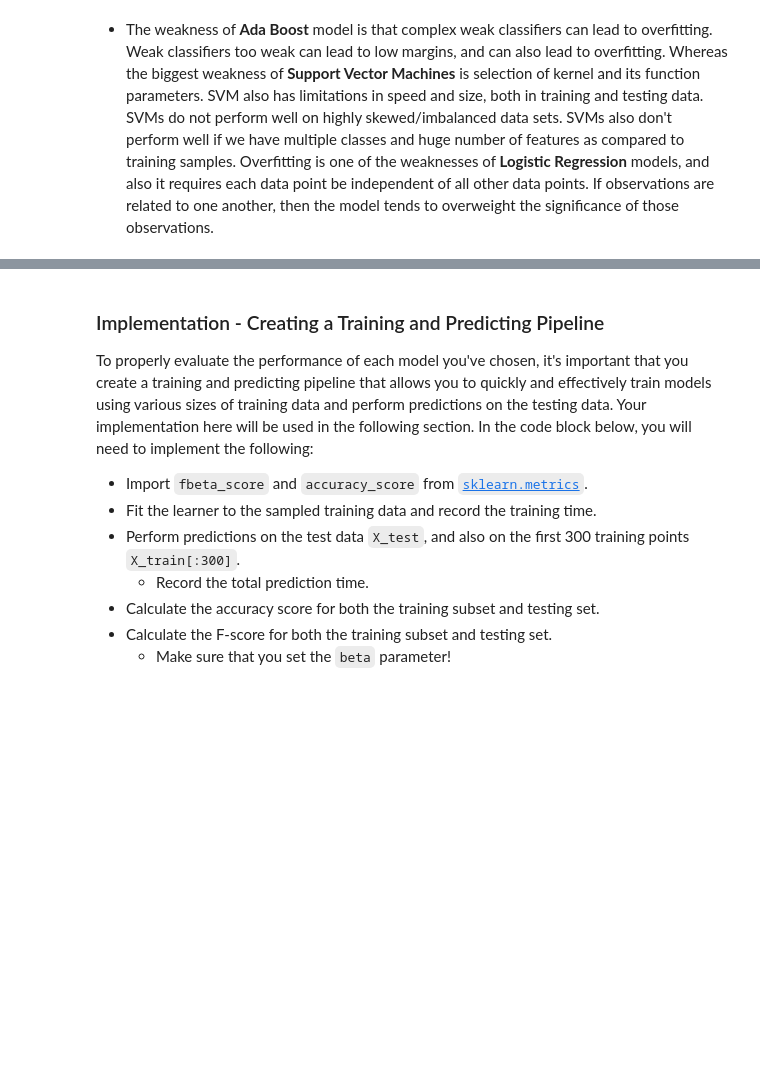
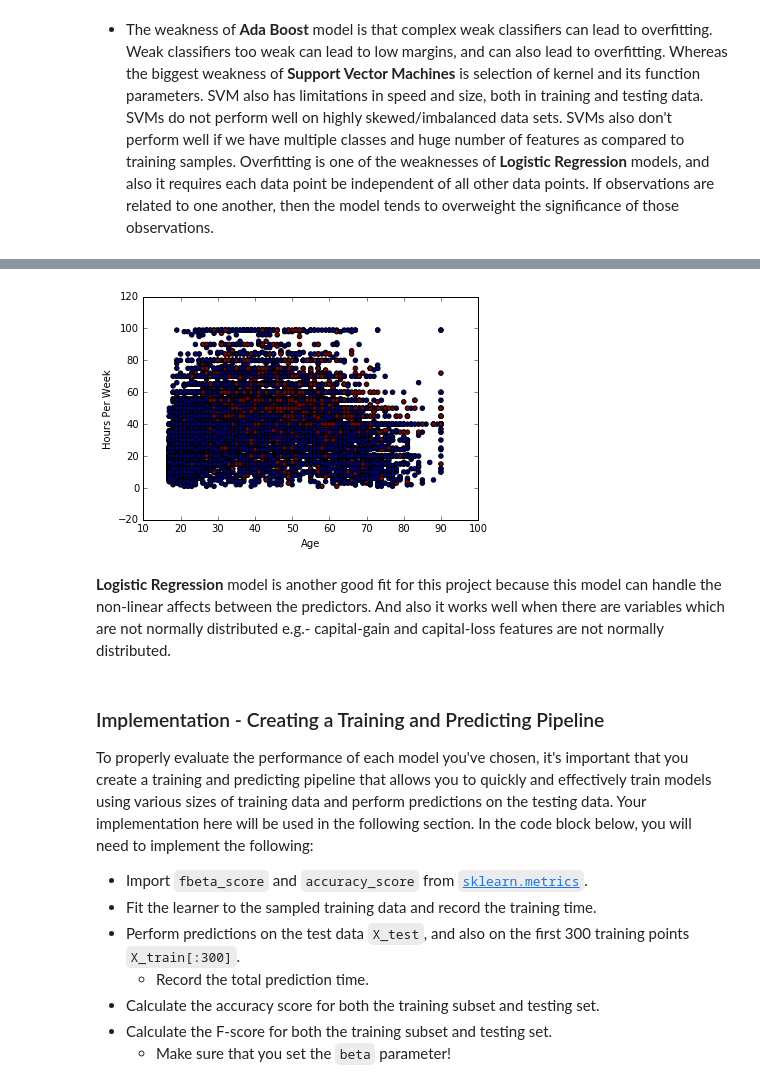
Before and after one commit to bhaskarjitsarmah/finding_donors, a Jupyter notebook: finding_donors.ipynb, the cells around one changed output, grey strips where cells are left out. Saved outputs shown, nothing was run; the diff lists cells and outputs as text; code cells hidden in the pictures; blank space fills up the shorter version.

```diff
--- a/finding_donors.ipynb
+++ b/finding_donors.ipynb
@@ -228,3 +233,14 @@ The three learning models that are appropriate for this problem are - Ada Boosti
+# %%
+# Code to show non-linear separability of data
+colors = income
+plt.scatter(x=data['age'], y=data['hours-per-week'], c=colors)
+plt.xlabel("Age")
+plt.ylabel("Hours Per Week")
+plt.show()
+# %% [output]
+[figure, added]
+# %% [markdown]
+**Logistic Regression** model is another good fit for this project because this model can handle the non-linear affects between the predictors. And also it works well when there are variables which are not normally distributed e.g.- capital-gain and capital-loss features are not normally distributed.
 # %% [markdown]
 ### Implementation - Creating a Training and Predicting Pipeline
 To properly evaluate the performance of each model you've chosen, it's important that you create a training and predicting pipeline that allows you to quickly and effectively train models using various sizes of training data and perform predictions on the testing data. Your implementation here will be used in the following section.
```
Also changed, not shown: parts of 7 cells of this notebook.
